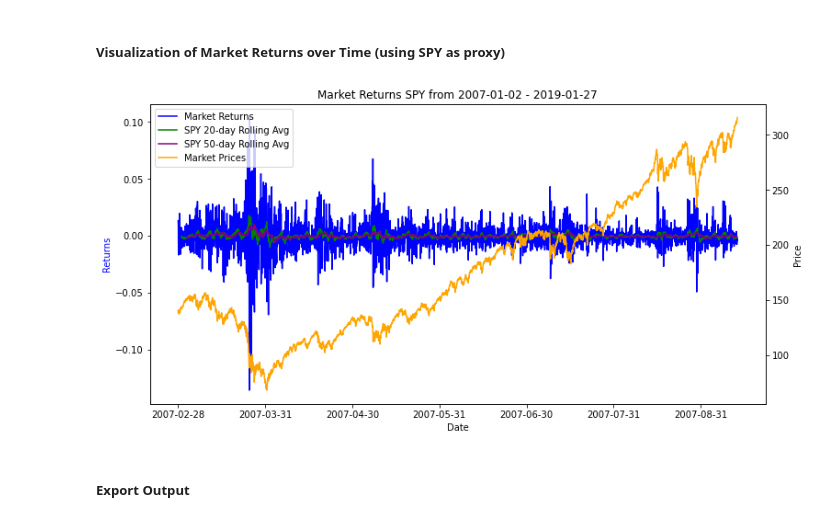
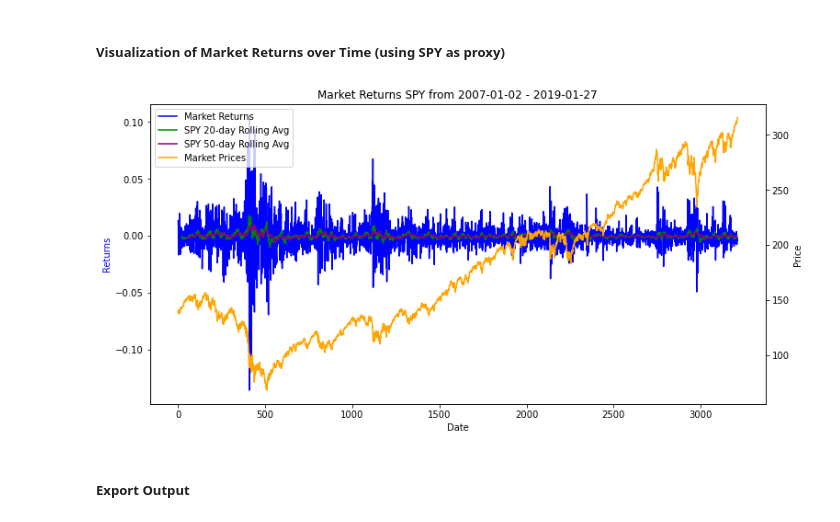
Before and after one commit to ChristopherOgnibene1/applied_math_wiz, a Jupyter notebook: Post_College/Quant Analytics/Calcs_Returns_Covariance_Correlation.ipynb, the cells around one changed output. Cells and saved outputs as stored; diff of their text form; code cells hidden in the pictures.

```diff
--- a/Post_College/Quant Analytics/Calcs_Returns_Covariance_Correlation.ipynb
+++ b/Post_College/Quant Analytics/Calcs_Returns_Covariance_Correlation.ipynb
@@ -186,34 +186,34 @@ mkt_fifty_day_rolling_avg = log_returns_matrix["SPY"].rolling(window=50).mean()
 # %%
 # plot market returns and historical prices
 x = log_returns_matrix.index
 y1 = log_returns_matrix["SPY"].values
 y2 = mkt_twenty_day_rolling_avg.values
 y3 = mkt_fifty_day_rolling_avg.values
 y4 = equity_data["SPY"].values
 
 start_date = x[0]
 end_date = x[-1]
 
 fig, ax1 = plt.subplots(figsize=(12,6))
-ax1.set_xticklabels(pd.date_range(start_date, end_date, freq='M').date)
+#ax1.set_xticklabels(pd.date_range(start_date, end_date, freq='M').date)
 plt.title('Market Returns SPY from {} - {}'.format(start_date, end_date))
 
 ax1.set_xlabel('Date'); ax1.set_ylabel('Returns', color='blue')
 line1 = ax1.plot(y1, color='blue', label='Market Returns')
 line2 = ax1.plot(y2, color='green', label='SPY 20-day Rolling Avg')
 line3 = ax1.plot(y3, color='purple', label='SPY 50-day Rolling Avg')
 
 ax2 = ax1.twinx(); ax2.set_ylabel('Price');
 line4 = ax2.plot(y4, color="orange", label="Market Prices")
 
 handle1, label1 = ax1.get_legend_handles_labels()
 handle2, label2 = ax2.get_legend_handles_labels()
 ax1.legend(handle1+handle2, label1+label2, loc='upper left')
 
 plt.savefig('../Output/Market_Returns_SPY_{}_{}_{}.png'.format(start_date, end_date, date.today()))
 plt.show()
 # %% [output]
-[figure, old version]
+[figure, new version]
 # %% [markdown]
 ##### Export Output
 # %%
```
